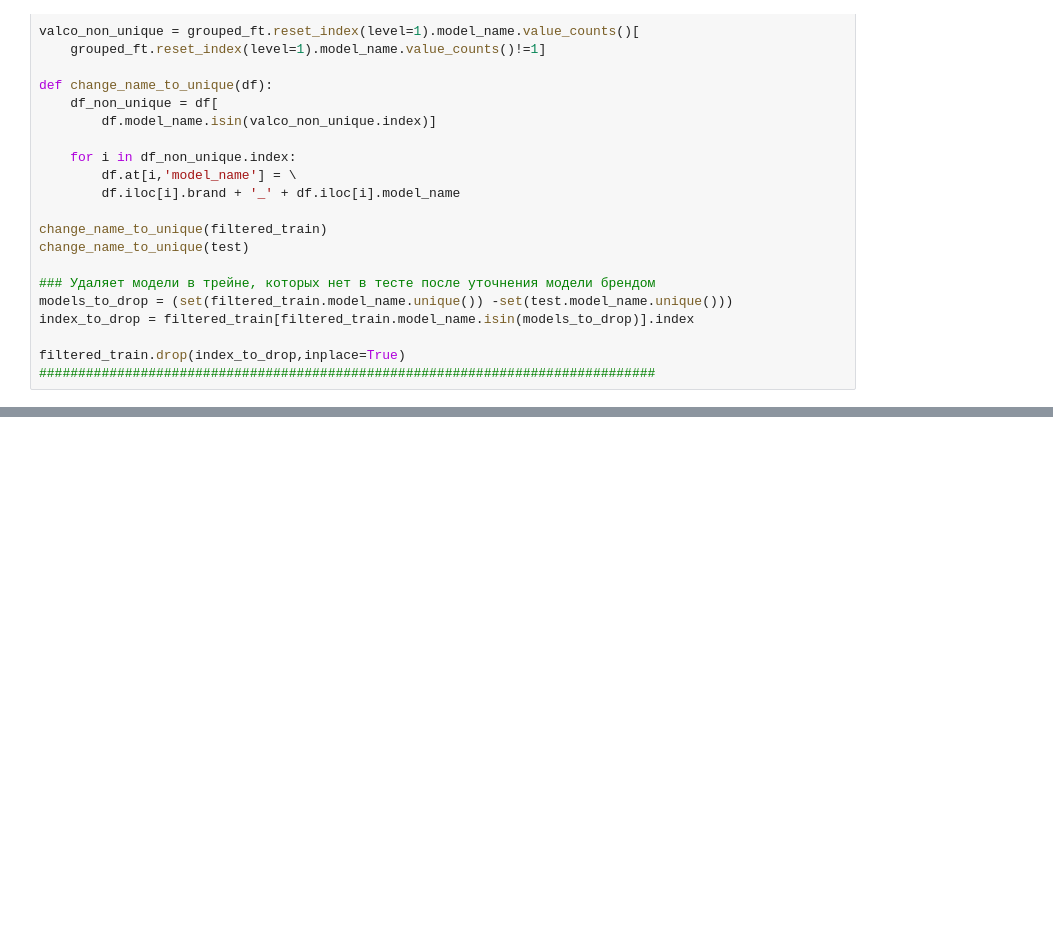
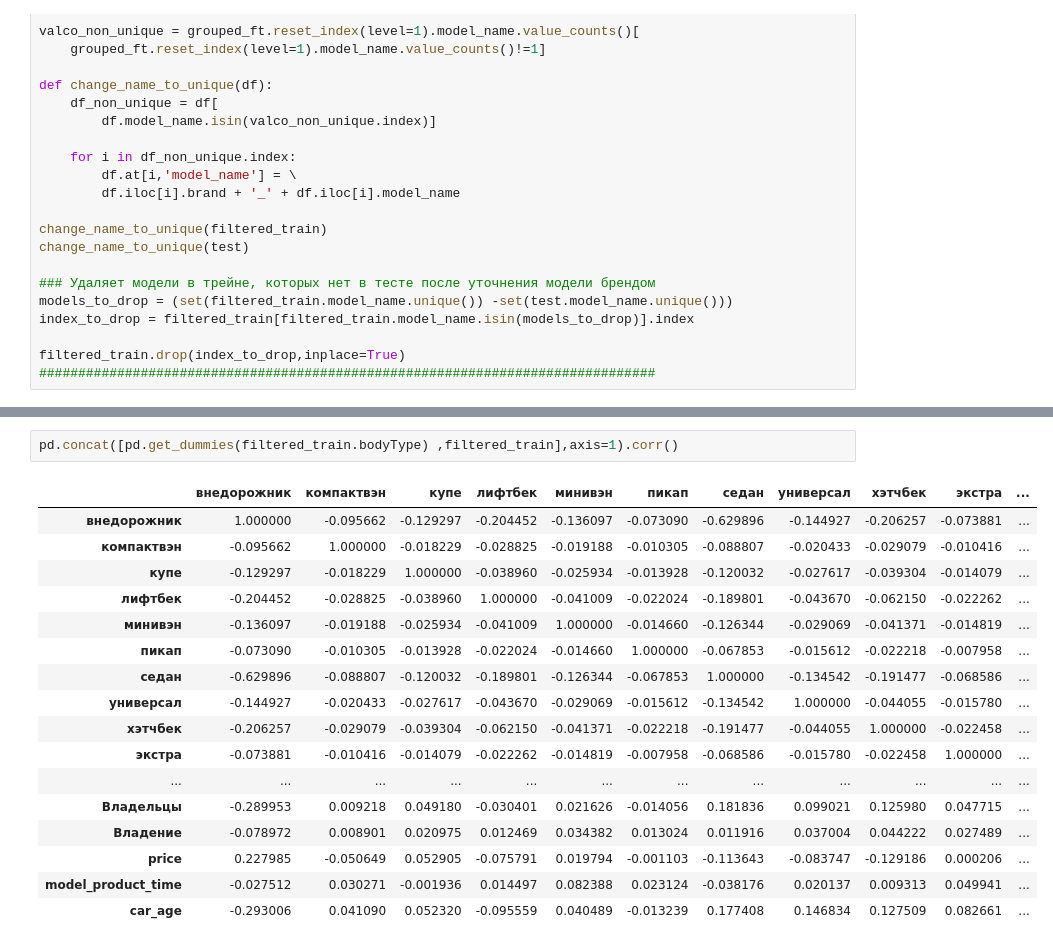
Before and after one commit to Sly-Dog/auto_pricing, a Jupyter notebook: secondary_notebooks/lil_clusterer.ipynb, the cells around one changed output, grey strips where cells are left out. Saved outputs shown, nothing was run; the diff lists cells and outputs as text; blank space fills up the shorter version.

```diff
--- a/secondary_notebooks/lil_clusterer.ipynb
+++ b/secondary_notebooks/lil_clusterer.ipynb
@@ -94,0 +297,20 @@ print('18 Моделей из тестового датасета, что нет
+# %%
+pd.concat([pd.get_dummies(filtered_train.bodyType) ,filtered_train],axis=1).corr()
+# %% [output]
+|  | внедорожник | компактвэн | купе | лифтбек | минивэн | пикап | седан | универсал | хэтчбек | экстра | ... |
+| внедорожник | 1.000000 | -0.095662 | -0.129297 | -0.204452 | -0.136097 | -0.073090 | -0.629896 | -0.144927 | -0.206257 | -0.073881 | ... |
+| компактвэн | -0.095662 | 1.000000 | -0.018229 | -0.028825 | -0.019188 | -0.010305 | -0.088807 | -0.020433 | -0.029079 | -0.010416 | ... |
+| купе | -0.129297 | -0.018229 | 1.000000 | -0.038960 | -0.025934 | -0.013928 | -0.120032 | -0.027617 | -0.039304 | -0.014079 | ... |
+| лифтбек | -0.204452 | -0.028825 | -0.038960 | 1.000000 | -0.041009 | -0.022024 | -0.189801 | -0.043670 | -0.062150 | -0.022262 | ... |
+| минивэн | -0.136097 | -0.019188 | -0.025934 | -0.041009 | 1.000000 | -0.014660 | -0.126344 | -0.029069 | -0.041371 | -0.014819 | ... |
+| пикап | -0.073090 | -0.010305 | -0.013928 | -0.022024 | -0.014660 | 1.000000 | -0.067853 | -0.015612 | -0.022218 | -0.007958 | ... |
+| седан | -0.629896 | -0.088807 | -0.120032 | -0.189801 | -0.126344 | -0.067853 | 1.000000 | -0.134542 | -0.191477 | -0.068586 | ... |
+| универсал | -0.144927 | -0.020433 | -0.027617 | -0.043670 | -0.029069 | -0.015612 | -0.134542 | 1.000000 | -0.044055 | -0.015780 | ... |
+| хэтчбек | -0.206257 | -0.029079 | -0.039304 | -0.062150 | -0.041371 | -0.022218 | -0.191477 | -0.044055 | 1.000000 | -0.022458 | ... |
+| экстра | -0.073881 | -0.010416 | -0.014079 | -0.022262 | -0.014819 | -0.007958 | -0.068586 | -0.015780 | -0.022458 | 1.000000 | ... |
+| ... | ... | ... | ... | ... | ... | ... | ... | ... | ... | ... | ... |
+| Владельцы | -0.289953 | 0.009218 | 0.049180 | -0.030401 | 0.021626 | -0.014056 | 0.181836 | 0.099021 | 0.125980 | 0.047715 | ... |
+| Владение | -0.078972 | 0.008901 | 0.020975 | 0.012469 | 0.034382 | 0.013024 | 0.011916 | 0.037004 | 0.044222 | 0.027489 | ... |
+| price | 0.227985 | -0.050649 | 0.052905 | -0.075791 | 0.019794 | -0.001103 | -0.113643 | -0.083747 | -0.129186 | 0.000206 | ... |
+| model_product_time | -0.027512 | 0.030271 | -0.001936 | 0.014497 | 0.082388 | 0.023124 | -0.038176 | 0.020137 | 0.009313 | 0.049941 | ... |
+| car_age | -0.293006 | 0.041090 | 0.052320 | -0.095559 | 0.040489 | -0.013239 | 0.177408 | 0.146834 | 0.127509 | 0.082661 | ... |
```
Also changed, not shown: parts of 30 cells of this notebook, 1 other file.
